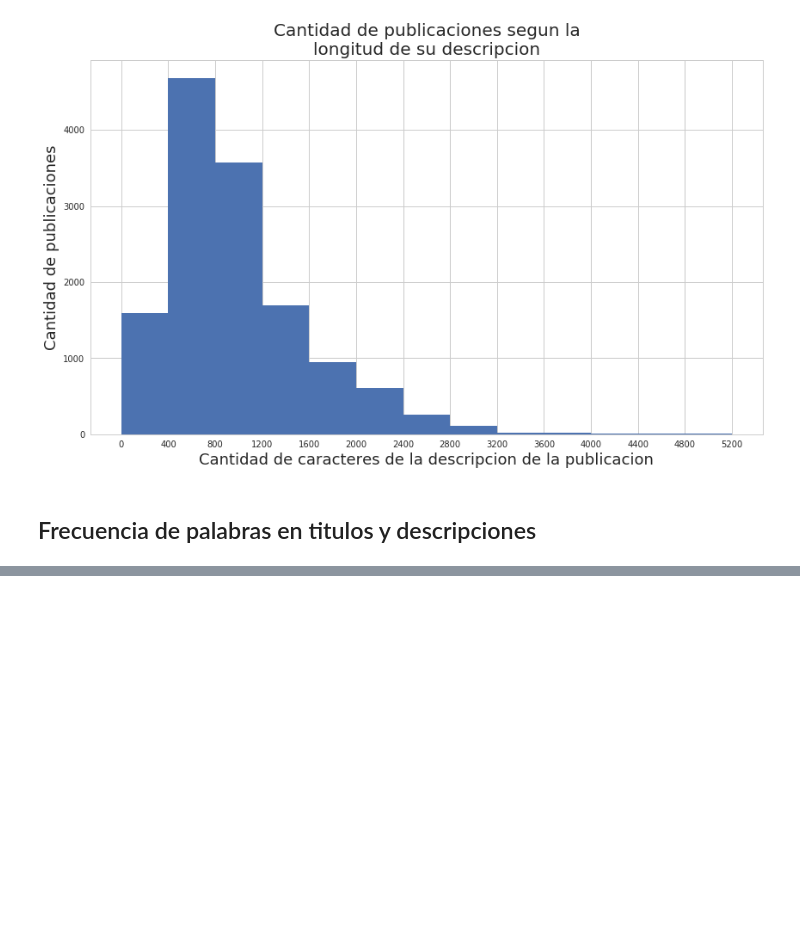
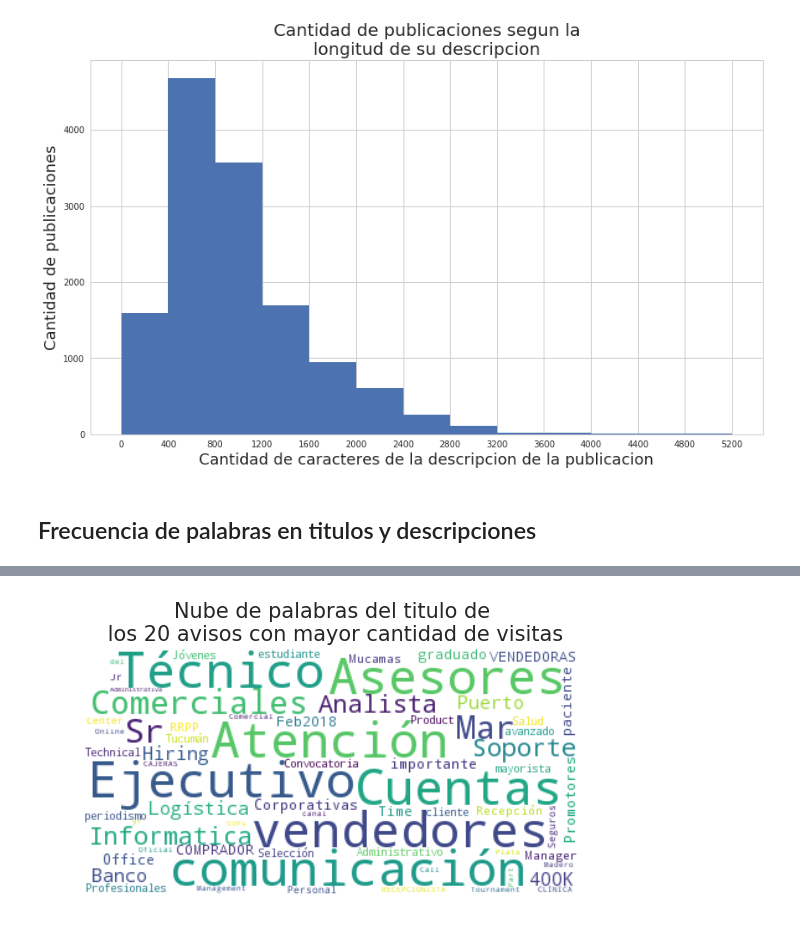
Before and after one commit to javierleyes/OrganizacionDeDatos, a Jupyter notebook: analisisLucas.ipynb, the cells around one changed output, grey strips where cells are left out. Cells and saved outputs as stored; diff of their text form; code cells hidden in the pictures; blank space fills up the shorter version.

```diff
--- a/analisisLucas.ipynb
+++ b/analisisLucas.ipynb
@@ -168,0 +169,18 @@ plt.show()
+# %%
+arr_temp = pd.merge(df_avisos_detalle, df_vistas_general.loc[df_vistas_general['idAviso'].value_counts().head(20)],
+         left_on='idaviso', right_on='idAviso', how='inner')['titulo']
+
+wordcloud = WordCloud(
+                          background_color='white',
+                          stopwords=stopwords,
+                          max_words=150,
+                          max_font_size=40,
+                          random_state=42
+                         ).generate(' '.join(arr_temp.values))
+
+plt.imshow(wordcloud, interpolation="bilinear")
+plt.axis('off')
+plt.title('Nube de palabras del titulo de\n los 20 avisos con mayor cantidad de visitas', fontsize=15);
+plt.show()
+# %% [output]
+[figure, added]
```
Also changed, not shown: parts of 5 cells of this notebook.
